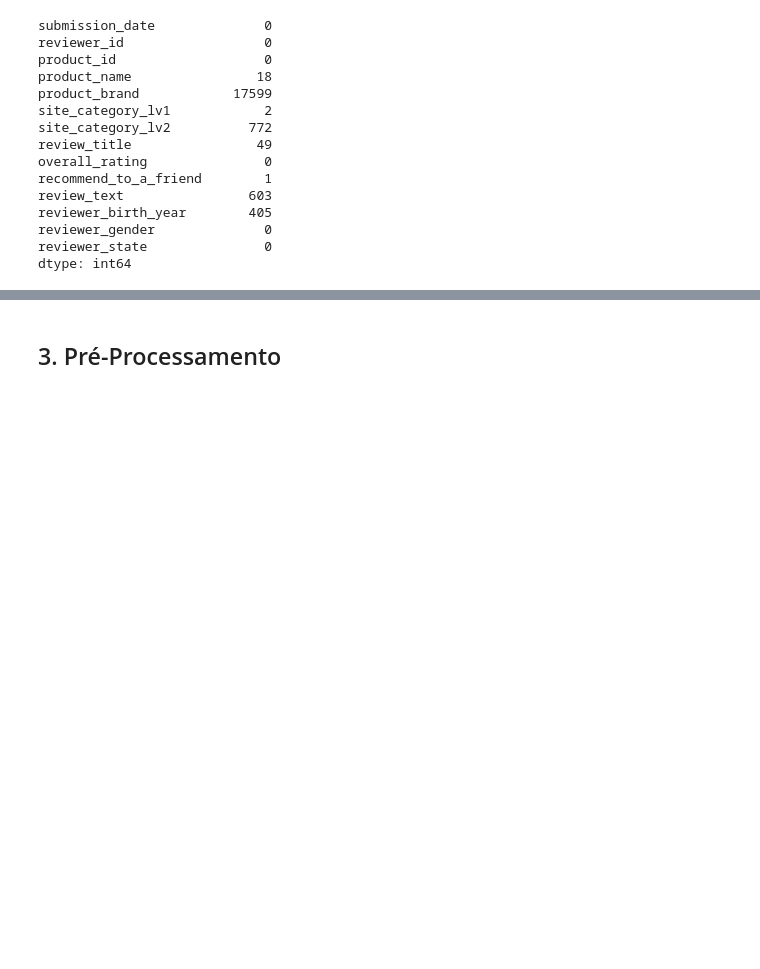
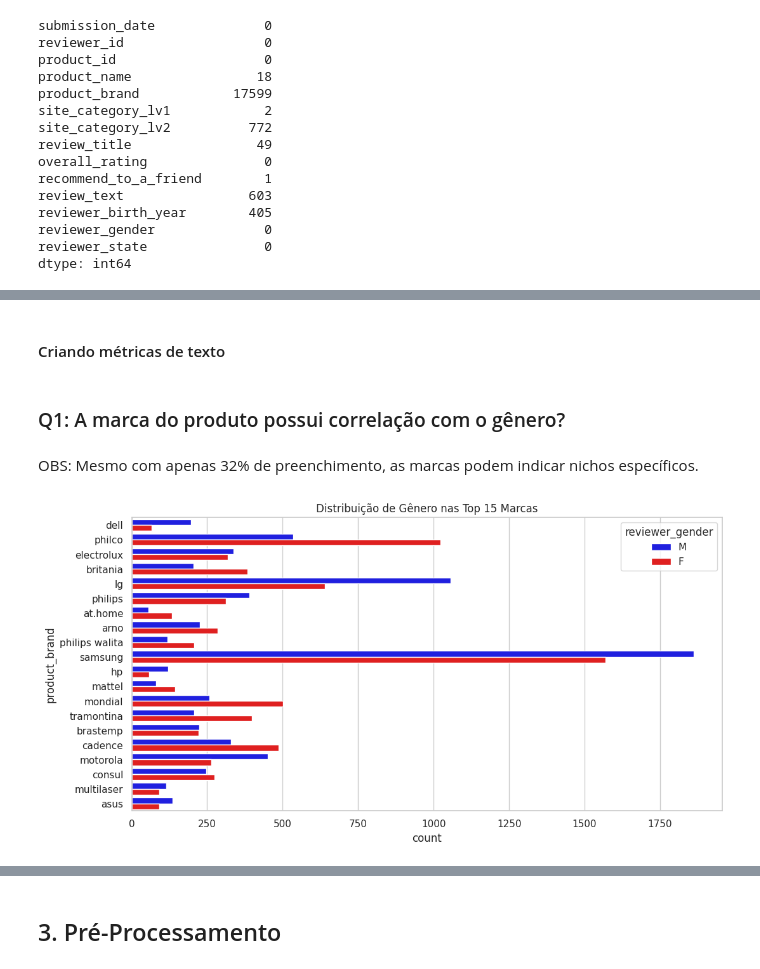
Before and after one commit to PedroYutaroUEA/gender-prediction-challenge, a Jupyter notebook: AP2_Pedro_Yutaro_Mont_Morency_Nakamura.ipynb, the cells around one changed output, grey strips where cells are left out. Cells and saved outputs as stored; diff of their text form; code cells hidden in the pictures; blank space fills up the shorter version.

Commit message:
feat: implements data exploring analysis for all 10 Questions for feature ranking

```diff
--- a/AP2_Pedro_Yutaro_Mont_Morency_Nakamura.ipynb
+++ b/AP2_Pedro_Yutaro_Mont_Morency_Nakamura.ipynb
@@ -189,0 +203,23 @@ dtype: int64
+# %%
+df_train_eda = df_train.dropna(subset=['review_text']).copy()
+# %% [markdown]
+#### Criando métricas de texto
+# %%
+df_train_eda['text_len'] = df_train_eda['review_text'].str.len()
+df_train_eda['word_count'] = df_train_eda['review_text'].apply(lambda x: len(str(x).split()))
+# %% [markdown]
+### Q1: A marca do produto possui correlação com o gênero?
+# %% [markdown]
+OBS: Mesmo com apenas 32% de preenchimento, as marcas podem indicar nichos específicos.
+# %%
+# Analisando as N marcas mais frequentes (onde não é nulo)
+N_BRANDS = 20
+top_brands = df_train_eda['product_brand'].value_counts().nlargest(N_BRANDS).index
+df_brands = df_train_eda[df_train_eda['product_brand'].isin(top_brands)]
+
+plt.figure(figsize=(12, 6))
+sns.countplot(data=df_brands, y='product_brand', hue='reviewer_gender', palette=['blue', 'red'])
+plt.title('Distribuição de Gênero nas Top 15 Marcas')
+plt.show()
+# %% [output]
+[figure, added]
```
Also changed, not shown: parts of 62 cells of this notebook.
